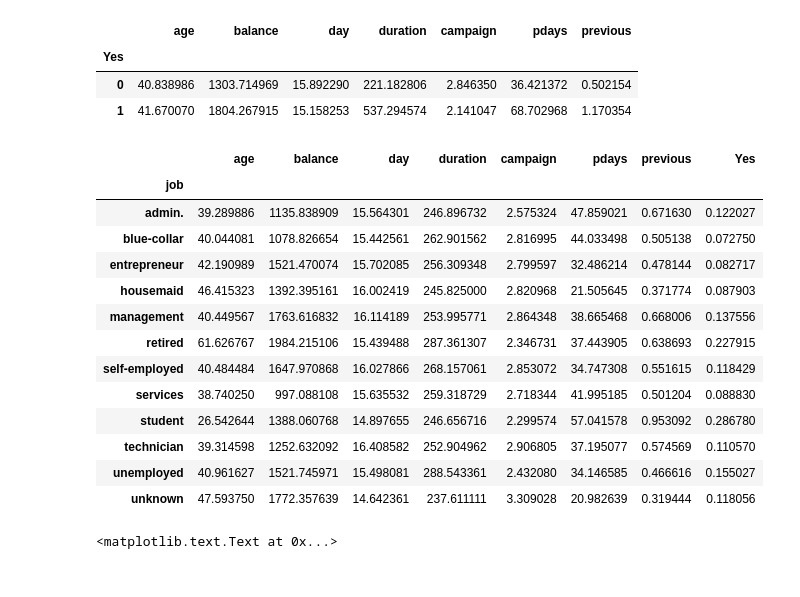
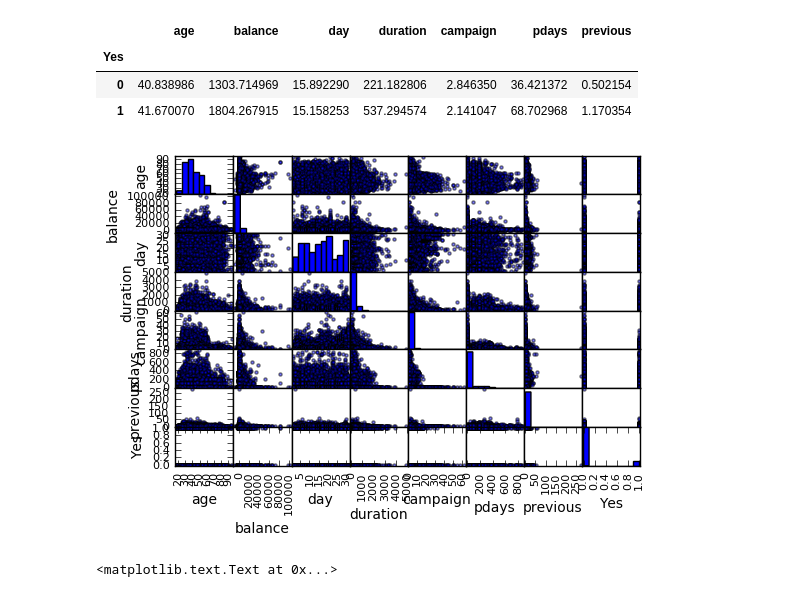
Before and after one commit to lin-meng/dsipy, a Jupyter notebook: BankDeposit.ipynb, the cells around one changed output. Cells and saved outputs as stored; diff of their text form; code cells hidden in the pictures.

```diff
--- a/BankDeposit.ipynb
+++ b/BankDeposit.ipynb
@@ -155,20 +184,8 @@ BankDs.groupby('Yes').mean()
 | 0 | 40.838986 | 1303.714969 | 15.892290 | 221.182806 | 2.846350 | 36.421372 | 0.502154 |
 | 1 | 41.670070 | 1804.267915 | 15.158253 | 537.294574 | 2.141047 | 68.702968 | 1.170354 |
 # %%
-# Data Exploration by job
-BankDs.groupby('job').mean()
+# Data Exploration by scatter matrix
+scatter_matrix(BankDs)
+plt.show()
 # %% [output]
-|  | age | balance | day | duration | campaign | pdays | previous | Yes |
-| job |  |  |  |  |  |  |  |  |
-| admin. | 39.289886 | 1135.838909 | 15.564301 | 246.896732 | 2.575324 | 47.859021 | 0.671630 | 0.122027 |
-| blue-collar | 40.044081 | 1078.826654 | 15.442561 | 262.901562 | 2.816995 | 44.033498 | 0.505138 | 0.072750 |
-| entrepreneur | 42.190989 | 1521.470074 | 15.702085 | 256.309348 | 2.799597 | 32.486214 | 0.478144 | 0.082717 |
-| housemaid | 46.415323 | 1392.395161 | 16.002419 | 245.825000 | 2.820968 | 21.505645 | 0.371774 | 0.087903 |
-| management | 40.449567 | 1763.616832 | 16.114189 | 253.995771 | 2.864348 | 38.665468 | 0.668006 | 0.137556 |
-| retired | 61.626767 | 1984.215106 | 15.439488 | 287.361307 | 2.346731 | 37.443905 | 0.638693 | 0.227915 |
-| self-employed | 40.484484 | 1647.970868 | 16.027866 | 268.157061 | 2.853072 | 34.747308 | 0.551615 | 0.118429 |
-| services | 38.740250 | 997.088108 | 15.635532 | 259.318729 | 2.718344 | 41.995185 | 0.501204 | 0.088830 |
-| student | 26.542644 | 1388.060768 | 14.897655 | 246.656716 | 2.299574 | 57.041578 | 0.953092 | 0.286780 |
-| technician | 39.314598 | 1252.632092 | 16.408582 | 252.904962 | 2.906805 | 37.195077 | 0.574569 | 0.110570 |
-| unemployed | 40.961627 | 1521.745971 | 15.498081 | 288.543361 | 2.432080 | 34.146585 | 0.466616 | 0.155027 |
-| unknown | 47.593750 | 1772.357639 | 14.642361 | 237.611111 | 3.309028 | 20.982639 | 0.319444 | 0.118056 |
+[figure, added]
```
Also changed, not shown: parts of 16 cells of this notebook.
